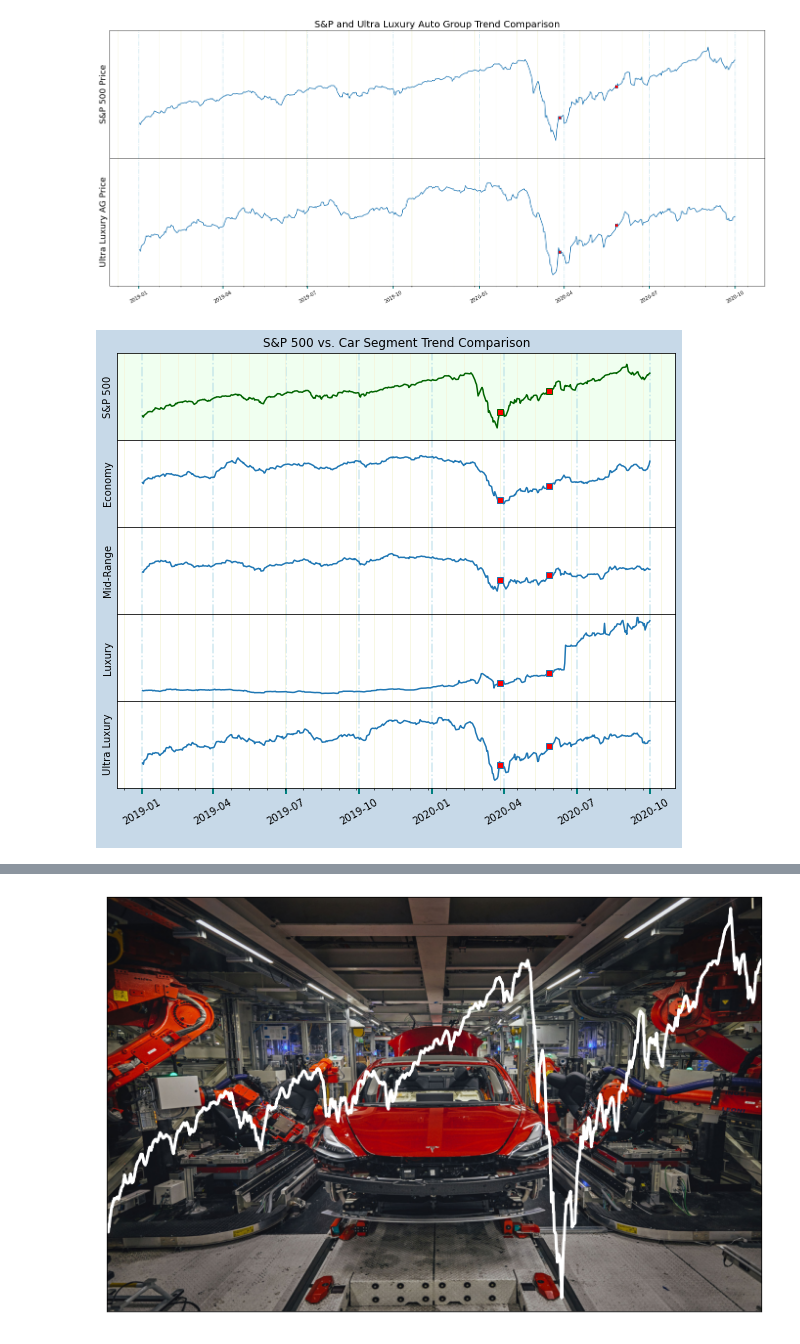
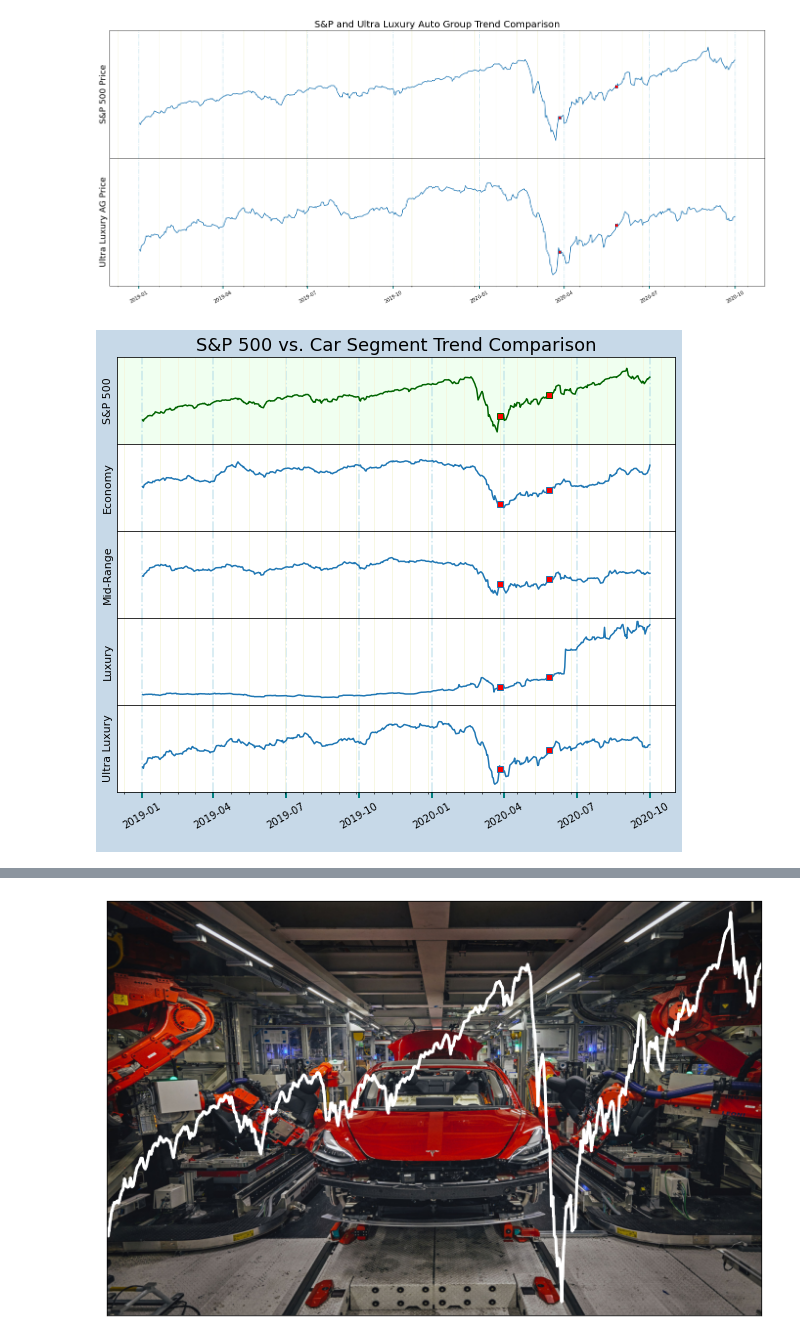
Before and after one commit to danawoodruff/Car-Sales-Analysis, a Jupyter notebook: Working_Master.ipynb, the cells around one changed output, grey strips where cells are left out. Cells and saved outputs as stored; diff of their text form; code cells hidden in the pictures.

```diff
--- a/Working_Master.ipynb
+++ b/Working_Master.ipynb
@@ -1848,10 +1921,10 @@ plt.tick_params(axis='both', direction='out', length=6, width=2, labelcolor = 'b
 # Plot each graph, and manually set the y tick values
 axs[0].plot(SP_data['Date'], SP_data['Avg Price'],color ='darkgreen', markevery=find_loc(EconI, dates), marker='s', markerfacecolor='red');
 axs[0].set_yticklabels(['S&P 500'])
-axs[0].set_ylabel("S&P 500", fontsize=10,rotation=90)
+axs[0].set_ylabel("S&P 500", fontsize=11,rotation=90)
 axs[0].set_yticks([])
 axs[0].set_ylim(2000, 3800)
-axs[0].title.set_text('S&P 500 vs. Car Segment Trend Comparison')
+axs[0].set_title('S&P 500 vs. Car Segment Trend Comparison',fontsize=18)
 axs[0].grid(b=True, which='major', color='lightblue', alpha=0.6, linestyle='dashdot', lw=1.5)  # Major grid lines
 axs[0].minorticks_on()  # Minor grid lines
 axs[0].grid(b=True, which='minor', color='beige', alpha=0.8, ls='-', lw=1)   # Minor grid lines
@@ -1859,7 +1932,7 @@ axs[0].patch.set_facecolor('honeydew')
 
 axs[1].plot(EconIndex['Date'], EconIndex['Stock WtAvg'],markevery=find_loc(EconI, dates), marker='s', markerfacecolor='red');
 axs[1].set_yticklabels(['Economy'])
-axs[1].set_ylabel("Economy", fontsize=10,rotation=90)
+axs[1].set_ylabel("Economy", fontsize=11,rotation=90)
 axs[1].set_yticks([])
 axs[1].set_ylim(20,60)
 axs[1].grid(b=True, which='major', color='lightblue', alpha=0.6, linestyle='dashdot', lw=1.5)  # Major grid lines
@@ -1868,40 +1941,40 @@ axs[1].grid(b=True, which='minor', color='beige', alpha=0.8, ls='-', lw=1)  # Mi
 
 axs[2].plot(MidRngIndex['Date'], MidRngIndex['Stock WtAvg'],markevery=find_loc(EconI, dates), marker='s', markerfacecolor='red');
 axs[2].set_yticklabels(['Mid-Range Auto Group Index'])
-axs[2].set_ylabel("Mid-Range", fontsize=10,rotation=90)
+axs[2].set_ylabel("Mid-Range", fontsize=11,rotation=90)
 axs[2].set_yticks([])
 axs[2].set_ylim(20,55)
 axs[2].grid(b=True, which='major', color='lightblue', alpha=0.6, linestyle='dashdot', lw=1.5)  # Major grid lines
 axs[2].minorticks_on()  # Minor grid lines
 axs[2].grid(b=True, which='minor', color='beige', alpha=0.8, ls='-', lw=1)  # Minor grid lines
 
 
 axs[3].plot(LuxIndex['Date'], LuxIndex['Stock WtAvg'],markevery=find_loc(EconI, dates), marker='s', markerfacecolor='red');
 axs[3].set_yticklabels(['Luxury Auto Group Index'])
-axs[3].set_ylabel("Luxury", fontsize=10,rotation=90)
+axs[3].set_ylabel("Luxury", fontsize=11,rotation=90)
 axs[3].set_yticks([])
 axs[3].set_ylim(100, 350)
 axs[3].grid(b=True, which='major', color='lightblue', alpha=0.6, linestyle='dashdot', lw=1.5)  # Major grid lines
 axs[3].minorticks_on()  # Minor grid lines
 axs[3].grid(b=True, which='minor', color='beige', alpha=0.8, ls='-', lw=1)  # Minor grid lines
 
 
 axs[4].plot(UltraLuxIndex['Date'], UltraLuxIndex['Stock WtAvg'],markevery=find_loc(EconI, dates), marker='s', markerfacecolor='red');
 axs[4].set_yticklabels(['Ultra Luxury Auto Group Index'])
-axs[4].set_ylabel("Ultra Luxury", fontsize=10,rotation=90)
+axs[4].set_ylabel("Ultra Luxury", fontsize=11,rotation=90)
 axs[4].set_yticks([])
 axs[4].set_ylim(50, 110)
 axs[4].grid(b=True, which='major', color='lightblue', alpha=0.6, linestyle='dashdot', lw=1.5)  # Major grid lines
 axs[4].minorticks_on()  # Minor grid lines
 axs[4].grid(b=True, which='minor', color='beige', alpha=0.8, ls='-', lw=1)  # Minor grid lines
 plt.setp(axs[4].xaxis.get_majorticklabels(), rotation=30)
 
 # Save the figure as .png
 plt.savefig('Images/S&P and Segment Trend Comparison.png',bbox_inches="tight")
 
 plt.show()
 # %% [output]
-[figure, old version]
+[figure, new version]
 # %%
 # Consumer Sentiment and Auto Indexes Combination Plot
 
```
Also changed, not shown: parts of 4 cells of this notebook, 7 other files.
